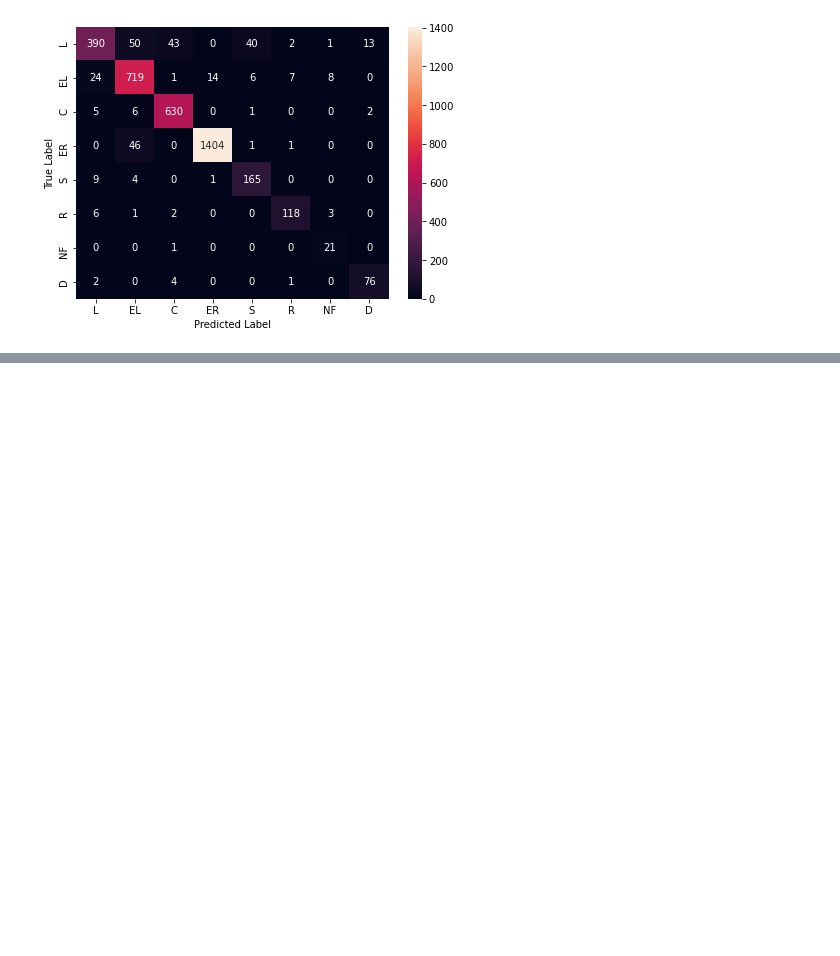
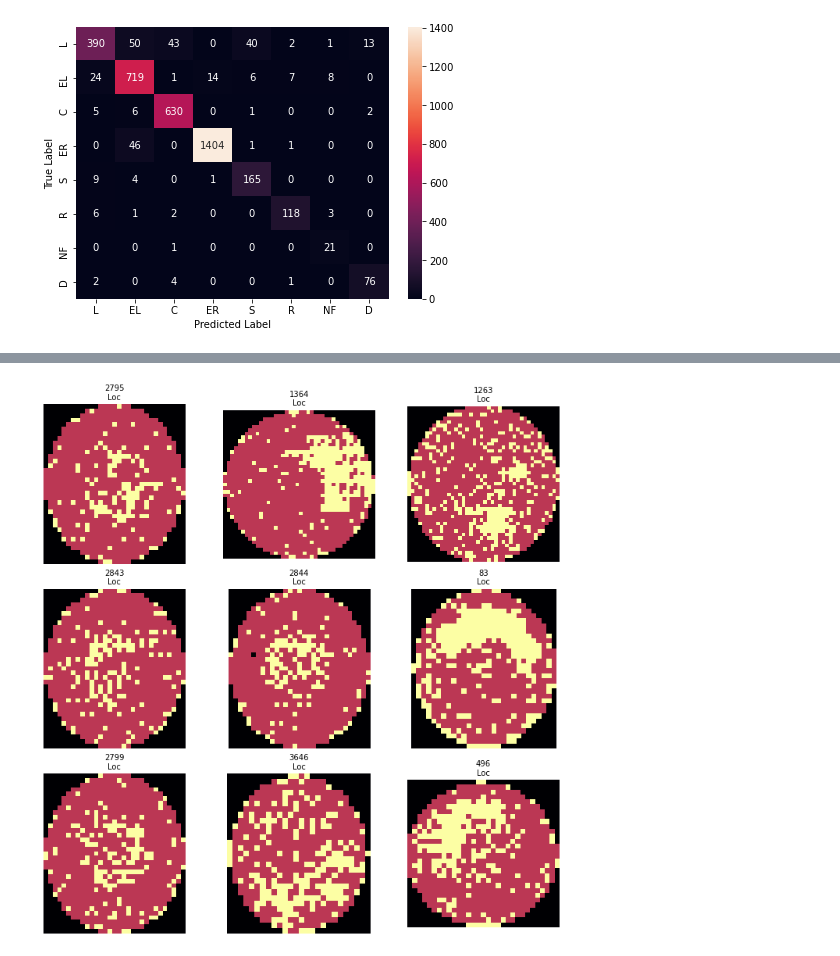
Before and after one commit to sngatzemeier/Wafer-Defect-Classification, a Jupyter notebook: Lea/code/yumodel_analysis_misclassified_vis.ipynb, the cells around one changed output, grey strips where cells are left out. Cells and saved outputs as stored; diff of their text form; code cells hidden in the pictures; blank space fills up the shorter version.

```diff
--- a/Lea/code/yumodel_analysis_misclassified_vis.ipynb
+++ b/Lea/code/yumodel_analysis_misclassified_vis.ipynb
@@ -45,3 +45,9 @@ test.head()
 | 2 | 130 | 2460.0 | lot6 | Scratch | test | 1 | 5 | [[0.0, 0.0, 0.0, 0.0, 0.0, 0.0, 0... |
 | 3 | 173 | 533.0 | lot8 | Edge-Ring | test | 1 | 4 | [[0.0, 0.0, 0.0, 0.0, 0.0, 0.0, 0... |
 | 4 | 346 | 533.0 | lot16 | Edge-Loc | test | 1 | 2 | [[0.0, 0.0, 0.0, 0.0, 0.0, 0.0, 0... |
+# %%
+with open('../data/WM-clean2-test.pkl', "rb") as fh:
+    og_test = pickle.load(fh)
+og_test = og_test[og_test.failureType != 'none'].reset_index(drop=True)
+print(og_test.shape)
+og_test.head()
@@ -76,0 +91,9 @@ helper.visualize_misclassified(test, y_test, y_pred, true_label=0, pred_label=4,
+# %%
+# visualize misclassified wafer maps using helper function
+# true_label is the actual label of the sample
+# pred_label is the (mistakenly) predicted label of the sample
+# n is the number of randomly selected samples to visualize (must visualize at least 2)
+helper.visualize_misclassified(og_test, y_test, y_pred, true_label=0, pred_label=7, n=9,
+                               col='waferMap', cmap='inferno')
+# %% [output]
+[figure, added]
```
Also changed, not shown: parts of 2 cells of this notebook, 2 other files.
